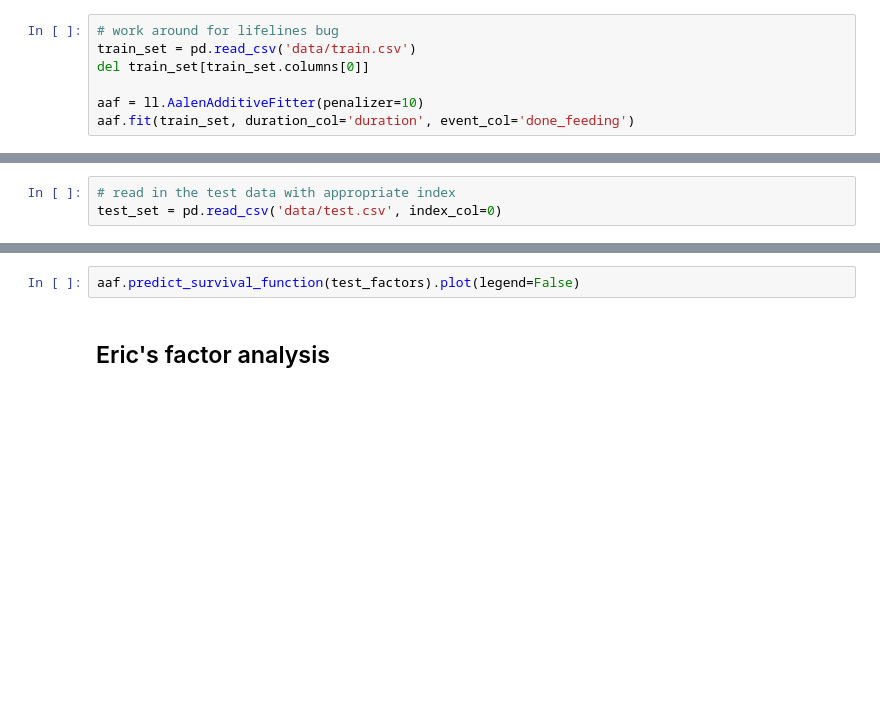
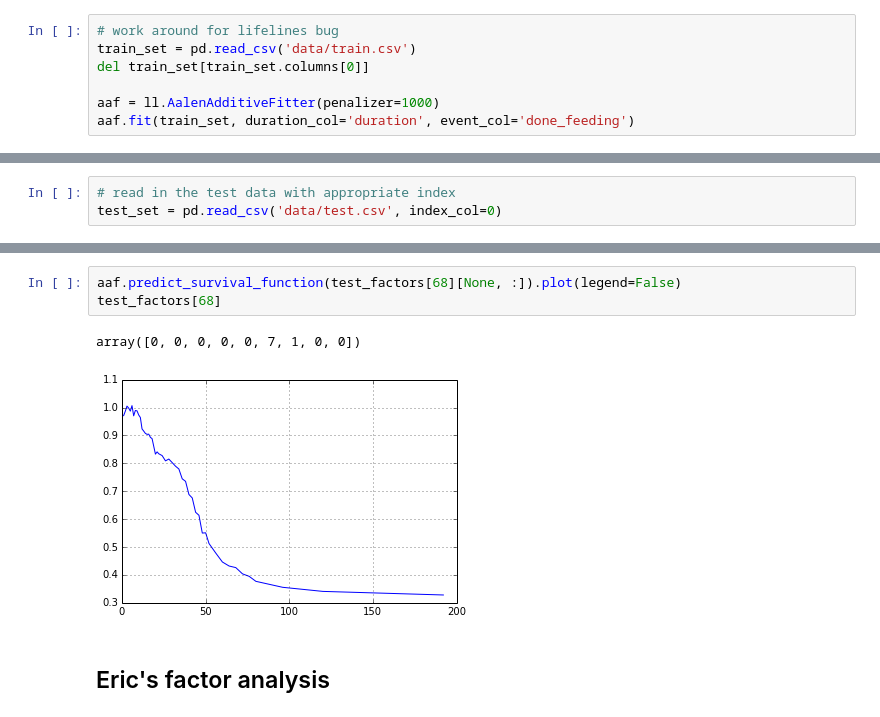
Before and after one commit to eamartin/nlsy_bf, a Jupyter notebook: NLSY Breast Feeding Duration Analysis.ipynb, the cells around one changed output, grey strips where cells are left out. Drawn from its saved outputs; the diff is of its cells as text; blank space fills up the shorter version.

```diff
--- a/NLSY Breast Feeding Duration Analysis.ipynb
+++ b/NLSY Breast Feeding Duration Analysis.ipynb
@@ -92,5 +117,5 @@ kmf.plot()
 train_set = pd.read_csv('data/train.csv')
 del train_set[train_set.columns[0]]
 
-aaf = ll.AalenAdditiveFitter(penalizer=10)
+aaf = ll.AalenAdditiveFitter(penalizer=1000)
 aaf.fit(train_set, duration_col='duration', event_col='done_feeding')
@@ -121,5 +156,9 @@ aaf.cumulative_hazards_.plot()
 # %%
-aaf.predict_survival_function(test_factors).plot(legend=False)
+aaf.predict_survival_function(test_factors[68][None, :]).plot(legend=False)
+test_factors[68]
+# %% [output]
+array([0, 0, 0, 0, 0, 7, 1, 0, 0])
+[figure, added]
 # %% [markdown]
 ## Eric's factor analysis
 # %%
```
Also changed, not shown: parts of 19 cells of this notebook.
